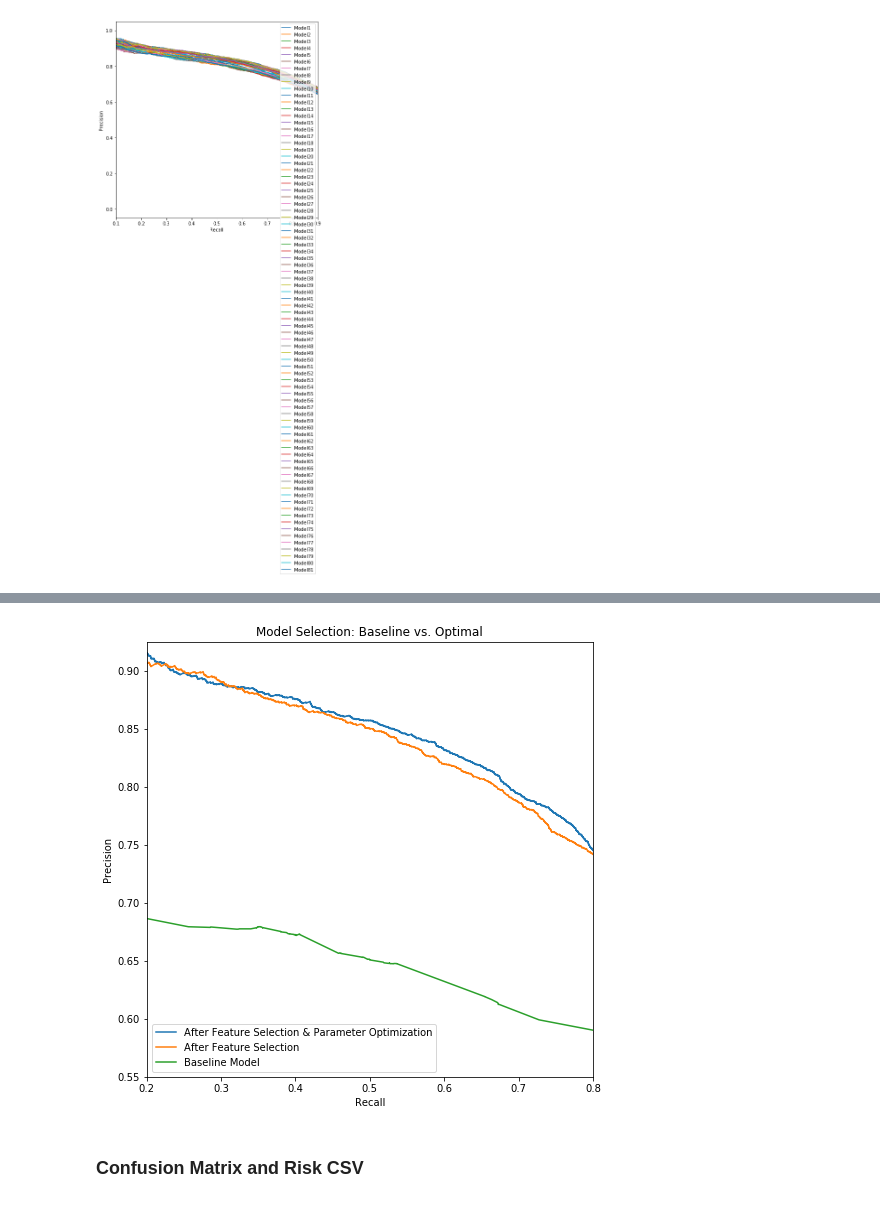
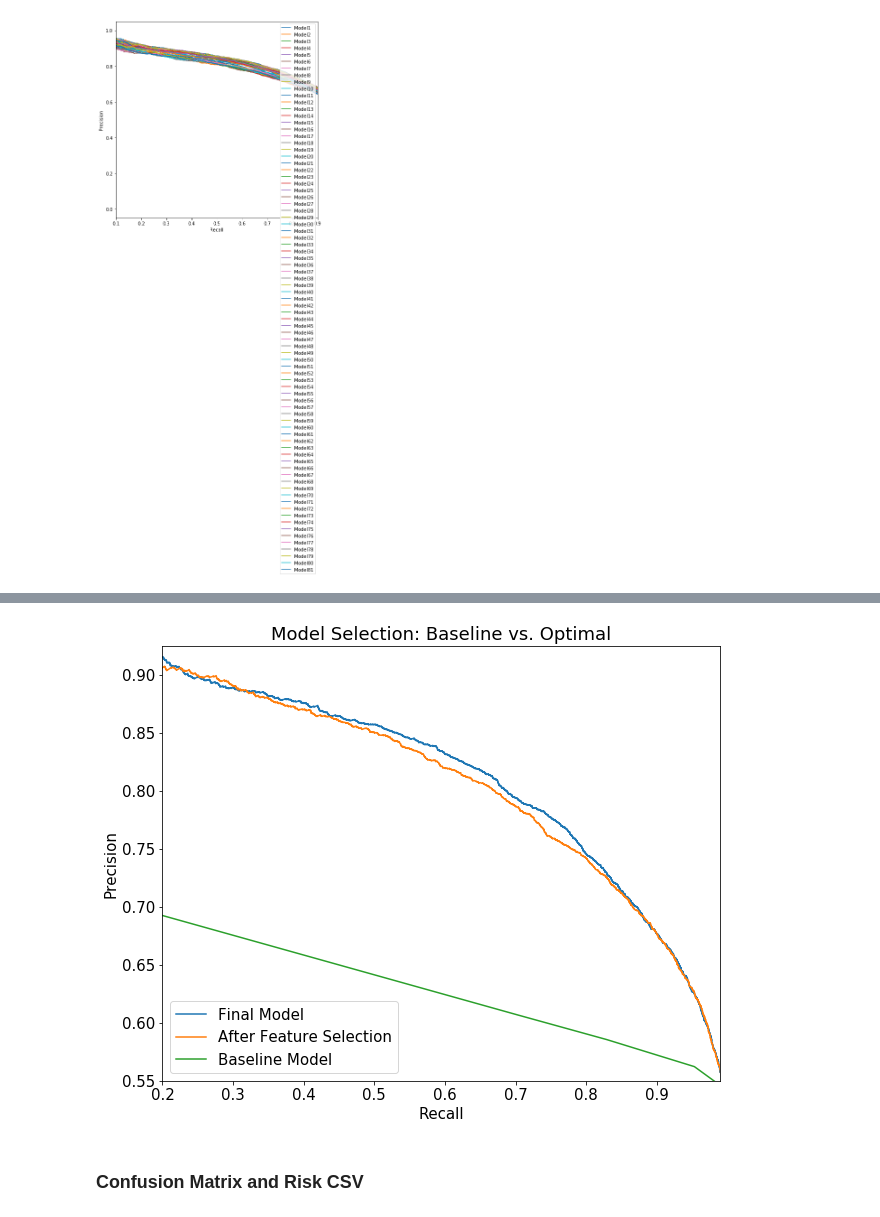
Before and after one commit to da1933/NODA, a Jupyter notebook: Modeling-Optimal.ipynb, the cells around one changed output, grey strips where cells are left out. Saved outputs shown, nothing was run; the diff lists cells and outputs as text; code cells hidden in the pictures.

```diff
--- a/Modeling-Optimal.ipynb
+++ b/Modeling-Optimal.ipynb
@@ -130,3 +130,7 @@ for i in range(len(model_specs)):
                                max_depth = int(model_specs.iloc[i,:]['max_depth']),\
                                min_samples_split = int(model_specs.iloc[i,:]['min_samples_split'])
                               )
+# %%
+best_model = GradientBoostingClassifier(n_estimators = 300, learning_rate = 0.1, max_depth = 5, min_samples_split = )
+# %%
+best_model.fit(X_train,y_train)
@@ -244,29 +267,31 @@ plt.show()
 # %%
 curve = precision_recall_curve(y_val, models_predict_prob['Model41'][:,1])
 precision, recall, thresholds = curve
-line = pylab.plot(recall, precision, label = 'After Feature Selection & Parameter Optimization')
+line = pylab.plot(recall, precision, label = 'Final Model')
 
 curve = precision_recall_curve(y_val, models_predict_prob['Model10'][:,1])
 precision, recall, thresholds = curve
 line = pylab.plot(recall, precision, label = 'After Feature Selection')
 
 baseline_precision = np.load('precision_baseline.npy')
 baseline_recall = np.load('recall_baseline.npy')
 
 line = pylab.plot(baseline_recall, baseline_precision, label = 'Baseline Model')
 
-pylab.legend(loc='lower left')
-pylab.xlim(.2,.8)
+pylab.legend(loc='lower left', fontsize = 15)
+pylab.xlim(.20,.99)
 pylab.ylim(.55, .925)
-pylab.xlabel('Recall')
-pylab.ylabel('Precision')
-pylab.title('Model Selection: Baseline vs. Optimal')
+pylab.xlabel('Recall', fontsize = 15)
+pylab.ylabel('Precision', fontsize = 15)
+plt.xticks(fontsize = 15)
+plt.yticks(fontsize = 15)
+pylab.title('Model Selection: Baseline vs. Optimal', fontdict = {'fontsize': 18})
 
-plt.gcf().set_size_inches(8,8)
+plt.gcf().set_size_inches(10,8)
 plt.savefig('precision_recall_baseline_v_optimal.png')
 plt.show()
 # %% [output]
-[figure, old version]
+[figure, new version]
 # %% [markdown]
 ### Confusion Matrix and Risk CSV
 # %%
```
Also changed, not shown: parts of 58 cells of this notebook.
